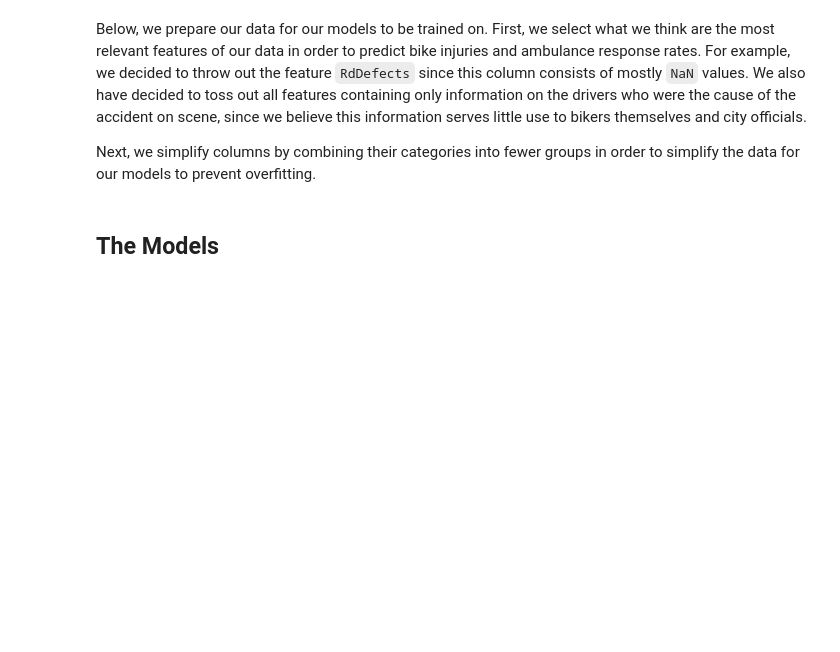
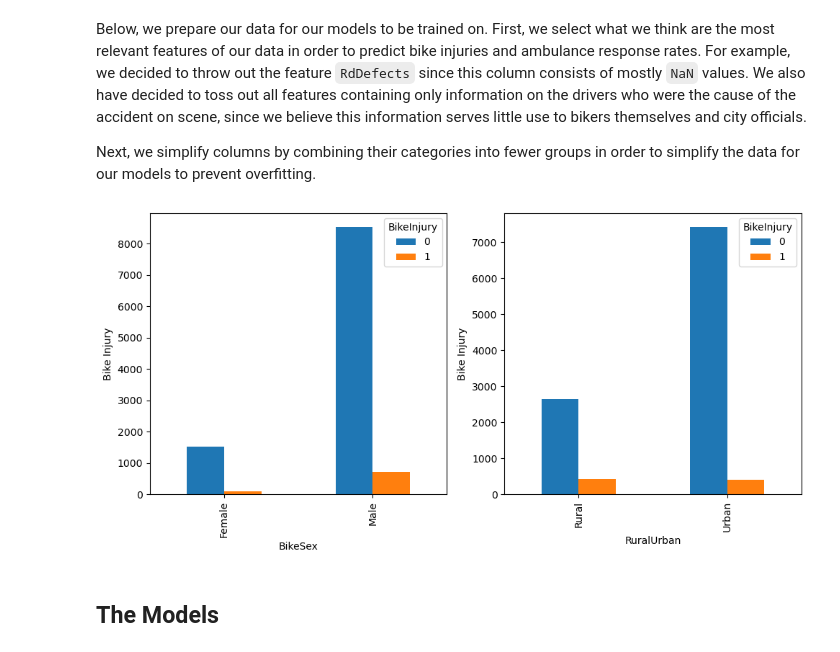
Before and after one commit to wbraverman/Bicycle-Safety, a Jupyter notebook: results/Final_Models.ipynb, the cells around one changed output. Drawn from its saved outputs; the diff is of its cells as text; code cells hidden in the pictures; blank space fills up the shorter version.

Commit message:
Added EDA to compare Bike Injury

```diff
--- a/results/Final_Models.ipynb
+++ b/results/Final_Models.ipynb
@@ -151,0 +149,18 @@ BikeCrashData = pd.get_dummies(BikeCrashData, drop_first=True)*1
+# %%
+fig, axes = plt.subplots(1, 2, figsize=(10, 5))
+
+# Plot Male vs Female bike injuries where 0 = 'Not Severe' and 1 = 'Severe'
+BikeCrashDataTemp = BikeCrashData.copy()
+BikeCrashDataTemp.drop(BikeCrashData[BikeCrashData['BikeSex'] == 'Unknown'].index, inplace=True)
+pd.crosstab(BikeCrashDataTemp['BikeSex'], BikeCrashDataTemp['BikeInjury']).plot(kind='bar', ax=axes[0], stacked=False)
+axes[0].set_ylabel('Bike Injury')
+
+# Plot Rural vs Urban bike injuries where 0 = 'Not Severe' and 1 = 'Severe'
+BikeCrashDataTemp.drop(BikeCrashData[BikeCrashData['RuralUrban'] == '.'].index, inplace=True)
+pd.crosstab(BikeCrashDataTemp['RuralUrban'], BikeCrashDataTemp['BikeInjury']).plot(kind='bar', ax=axes[1], stacked=False)
+axes[1].set_ylabel('Bike Injury')
+
+plt.tight_layout()
+plt.show()
+# %% [output]
+[figure, added]
```
Also changed, not shown: parts of 2 cells of this notebook.
